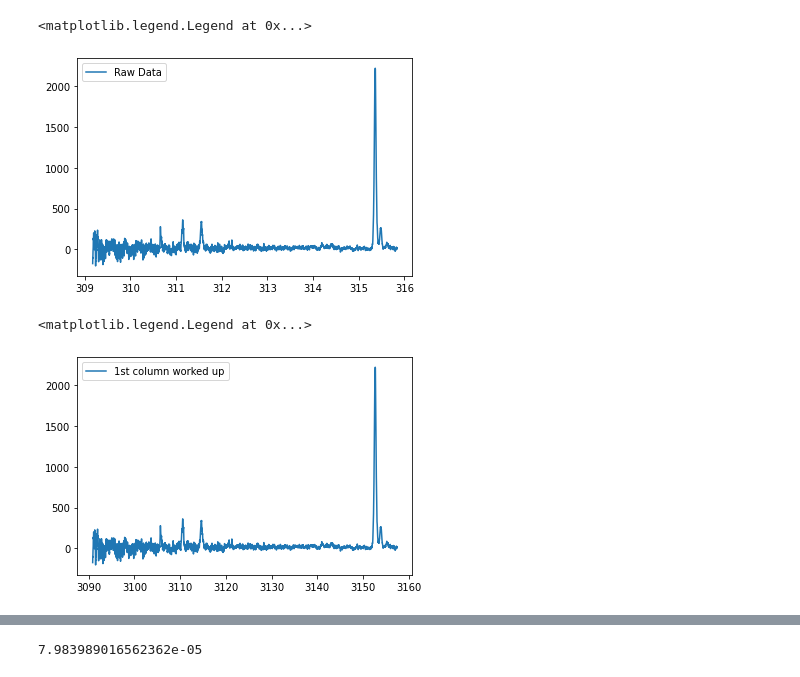
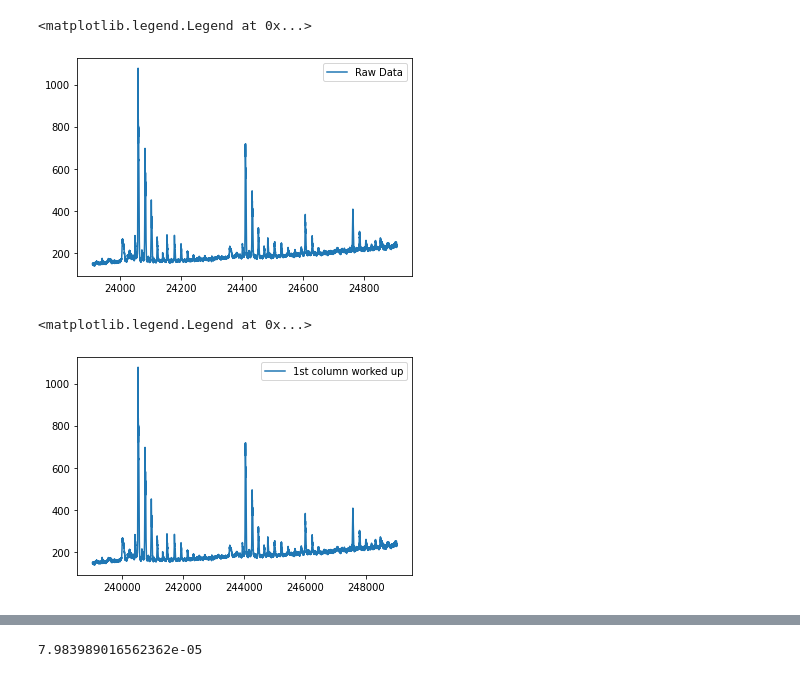
Before and after one commit to jancami/edibles, a Jupyter notebook: edibles/utils/Harshit/LabSpectraAnalysis.ipynb, the cells around one changed output, grey strips where cells are left out. Cells and saved outputs as stored; diff of their text form; code cells hidden in the pictures.

```diff
--- a/edibles/utils/Harshit/LabSpectraAnalysis.ipynb
+++ b/edibles/utils/Harshit/LabSpectraAnalysis.ipynb
@@ -10,15 +10,17 @@ import os.path
 # %%
 #loading raw data, change the file name for respective molecule and run this part
 
 #put address for file
-dataRaw = np.loadtxt('C:/Users/hkhan/edibles/edibles/data/Labdata/CRDS/2MethylNaphthalene.dat', skiprows = 1)
+dataRaw = np.loadtxt('C:/Users/hkhan/edibles/edibles/data/Labdata/CRDS/PERYLENE.DAT', skiprows = 1)
 plt.plot(dataRaw[:, 0], dataRaw[:, 1], label = 'Raw Data')
 plt.legend()
 # %% [output]
 <matplotlib.legend.Legend at 0x...>
-[figure, old version]
+[figure, new version]
 # %%
 #workup of 1st column of data, change the option and run this part
+
+%matplotlib notebook
 
 #If in first column of file - wavelength is given in nm set option = 0
 #                           - wavelength is given in angstrom set option = 1
@@ -40,7 +42,7 @@ plt.plot(data[:, 0], data[:, 1], label = '1st column worked up')
 plt.legend()
 # %% [output]
 <matplotlib.legend.Legend at 0x...>
-[figure, old version]
+[figure, new version]
 # %%
 #input flat range here and then run this part
 
```
Also changed, not shown: parts of 1 cell of this notebook, 1 other file.
